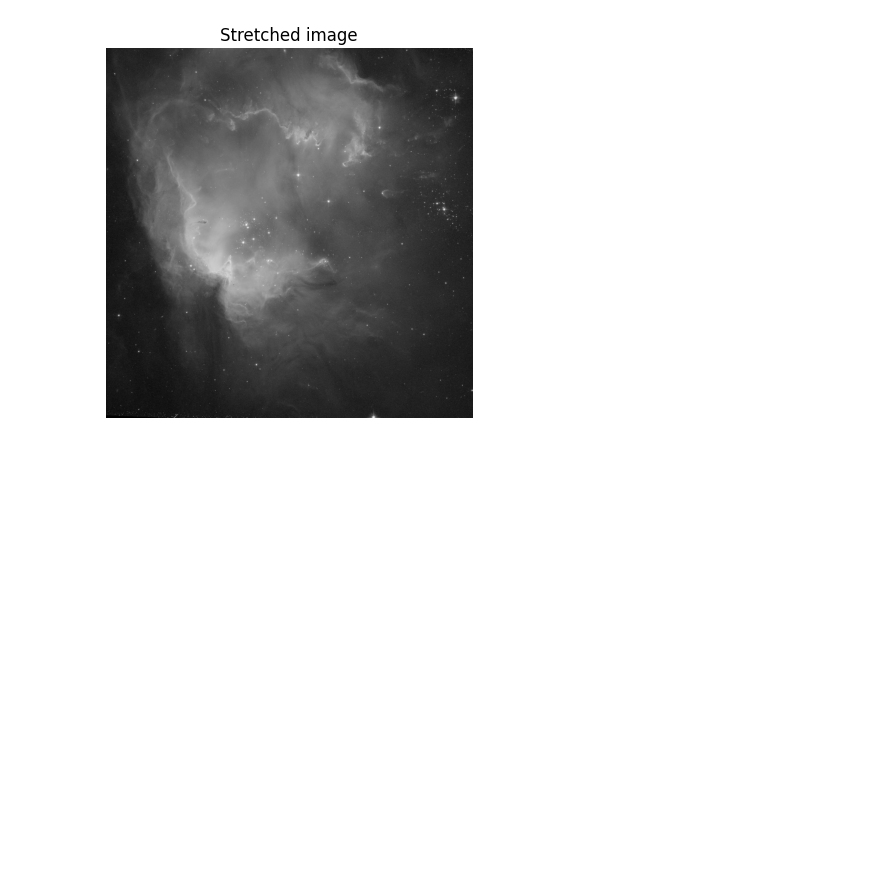
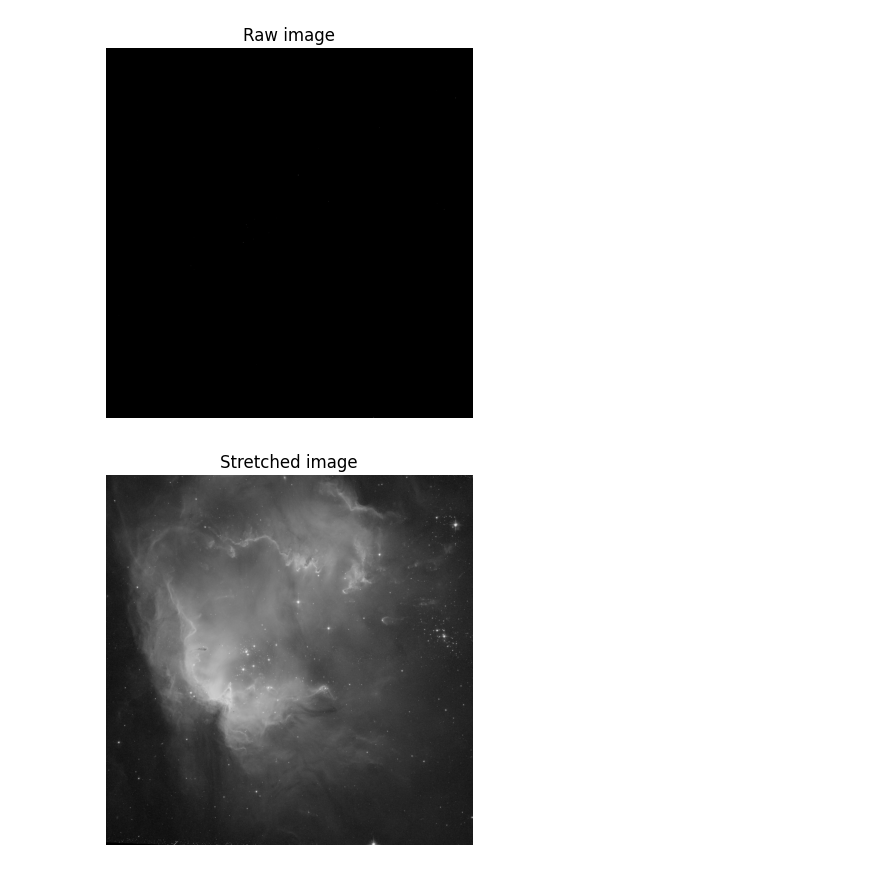
Before and after one commit to lorenzoturiano/cv-final-project, a Jupyter notebook: main_v2.ipynb, the cells around one changed output. Saved outputs shown, nothing was run; the diff lists cells and outputs as text; code cells hidden in the pictures; blank space fills up the shorter version.

```diff
--- a/main_v2.ipynb
+++ b/main_v2.ipynb
@@ -21,6 +21,14 @@ raw_img = fits.getdata(img_path)
 
 # Stretch the image for better visualization
 stretched_img = apply_stretch(raw_img)
+# %%
+# Plot raw image
+plt.imshow(raw_img, cmap='gray')
+plt.title('Raw image')
+plt.axis('off')
+plt.show()
+# %% [output]
+[figure, added]
 # %%
 # Plot stretched image
 plt.imshow(stretched_img, cmap='gray')
```
Also changed, not shown: parts of 2 cells of this notebook.
